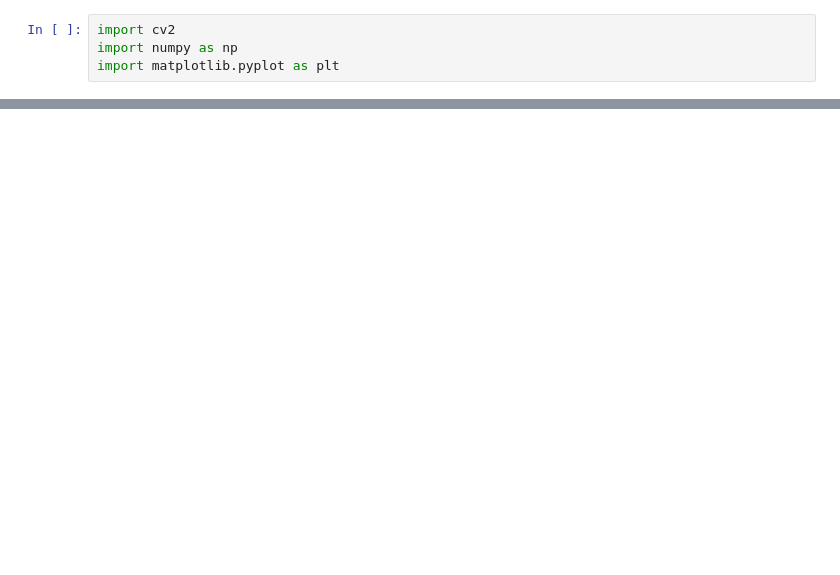
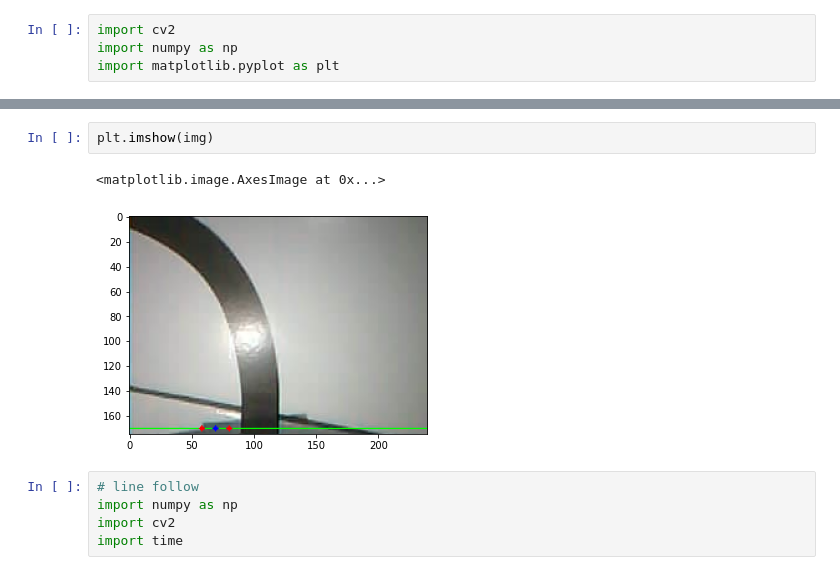
Before and after one commit to ruhyadi/Line-Follower, a Jupyter notebook: threshold.ipynb, the cells around one changed output, grey strips where cells are left out. Drawn from its saved outputs; the diff is of its cells as text; blank space fills up the shorter version.

```diff
--- a/threshold.ipynb
+++ b/threshold.ipynb
@@ -56,0 +129,10 @@ plt.show()
+# %%
+plt.imshow(img)
+# %% [output]
+<matplotlib.image.AxesImage at 0x...>
+[figure, added]
+# %%
+# line follow
+import numpy as np
+import cv2
+import time
```
Also changed, not shown: parts of 17 cells of this notebook, 7 other files.
